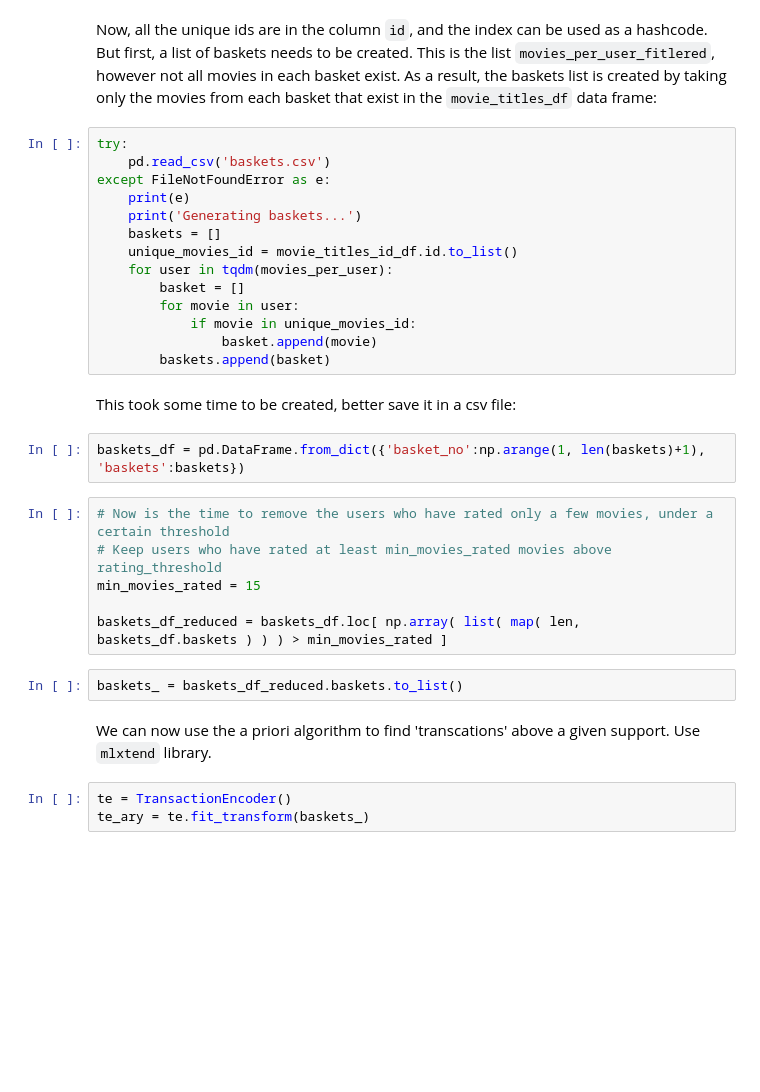
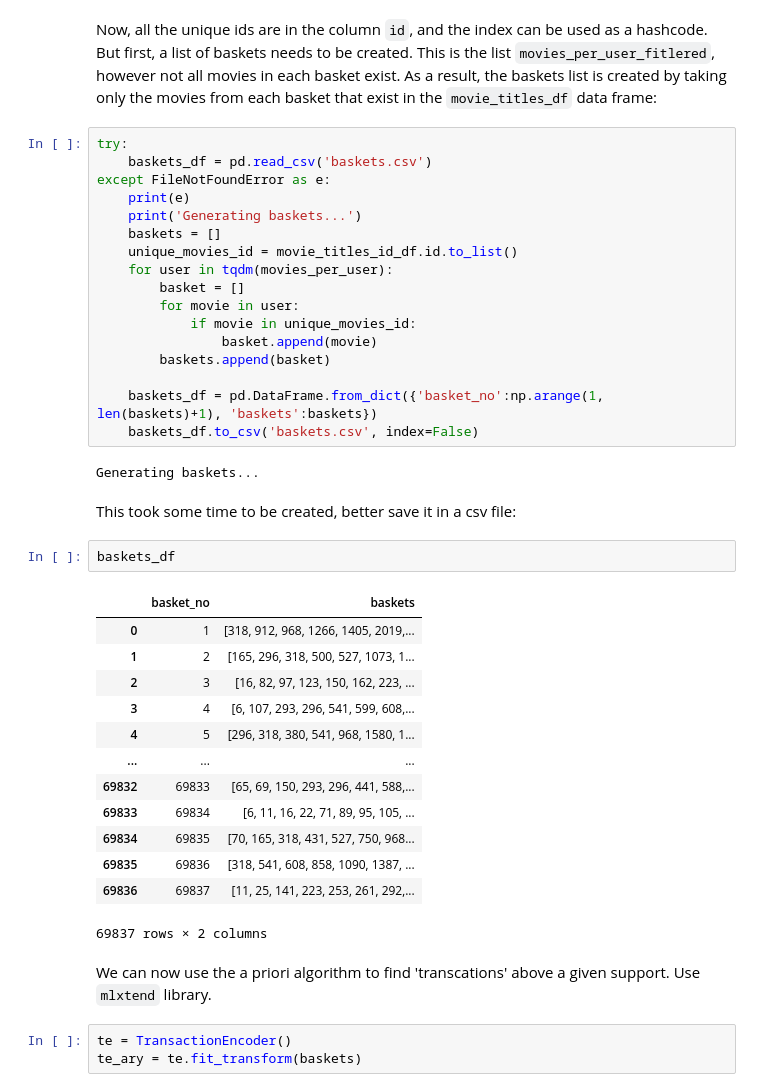
Before and after one commit to manganas/ComputationalToolsForDataScience, a Jupyter notebook: ima/movies_a_priori.ipynb, the cells around one changed output. Cells and saved outputs as stored; diff of their text form; blank space fills up the shorter version.

```diff
--- a/ima/movies_a_priori.ipynb
+++ b/ima/movies_a_priori.ipynb
@@ -100,7 +93,7 @@ movie_titles_id_df
 Now, all the unique ids are in the column `id`, and the index can be used as a hashcode. But first, a list of baskets needs to be created. This is the list `movies_per_user_fitlered`, however not all movies in each basket exist. As a result, the baskets list is created by taking only the movies from each basket that exist in the `movie_titles_df` data frame:
 # %%
 try:
-    pd.read_csv('baskets.csv')
+    baskets_df = pd.read_csv('baskets.csv')
 except FileNotFoundError as e:
     print(e)
     print('Generating baskets...')
@@ -112,23 +105,34 @@ except FileNotFoundError as e:
             if movie in unique_movies_id:
                 basket.append(movie)
         baskets.append(basket)
+
+    baskets_df = pd.DataFrame.from_dict({'basket_no':np.arange(1, len(baskets)+1), 'baskets':baskets})
+    baskets_df.to_csv('baskets.csv', index=False)
+# %% [output]
+Generating baskets...
 # %% [markdown]
 This took some time to be created, better save it in a csv file:
-# %%
-baskets_df = pd.DataFrame.from_dict({'basket_no':np.arange(1, len(baskets)+1), 'baskets':baskets})
-# %%
-# Now is the time to remove the users who have rated only a few movies, under a certain threshold
-# Keep users who have rated at least min_movies_rated movies above rating_threshold
-min_movies_rated = 15
-
-baskets_df_reduced = baskets_df.loc[ np.array( list( map( len, baskets_df.baskets ) ) ) > min_movies_rated ]
-# %%
-baskets_ = baskets_df_reduced.baskets.to_list()
+# %%
+baskets_df
+# %% [output]
+|  | basket_no | baskets |
+| 0 | 1 | [318, 912, 968, 1266, 1405, 2019,... |
+| 1 | 2 | [165, 296, 318, 500, 527, 1073, 1... |
+| 2 | 3 | [16, 82, 97, 123, 150, 162, 223, ... |
+| 3 | 4 | [6, 107, 293, 296, 541, 599, 608,... |
+| 4 | 5 | [296, 318, 380, 541, 968, 1580, 1... |
+| ... | ... | ... |
+| 69832 | 69833 | [65, 69, 150, 293, 296, 441, 588,... |
+| 69833 | 69834 | [6, 11, 16, 22, 71, 89, 95, 105, ... |
+| 69834 | 69835 | [70, 165, 318, 431, 527, 750, 968... |
+| 69835 | 69836 | [318, 541, 608, 858, 1090, 1387, ... |
+| 69836 | 69837 | [11, 25, 141, 223, 253, 261, 292,... |
+69837 rows × 2 columns
 # %% [markdown]
 We can now use the a priori algorithm to find 'transcations' above a given support. Use `mlxtend` library.
 # %%
 te = TransactionEncoder()
-te_ary = te.fit_transform(baskets_)
+te_ary = te.fit_transform(baskets)
 # %%
 df_one_hot = pd.DataFrame(te_ary, columns=te.columns_)
 df_one_hot
```
Also changed, not shown: parts of 30 cells of this notebook.
